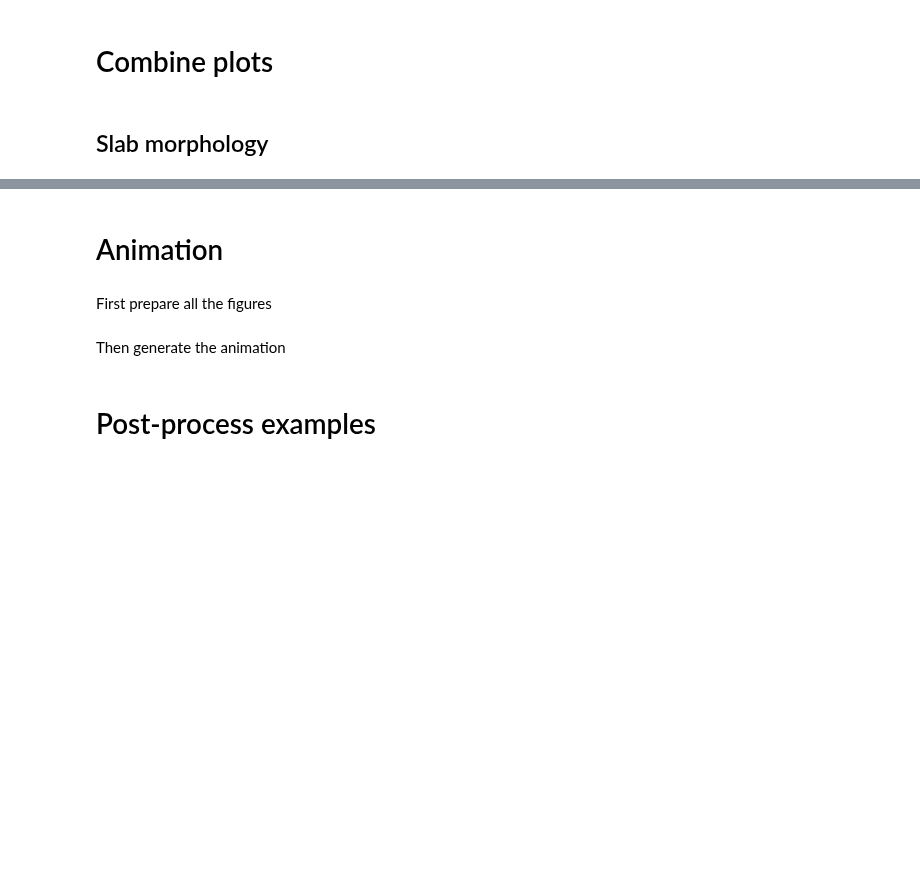
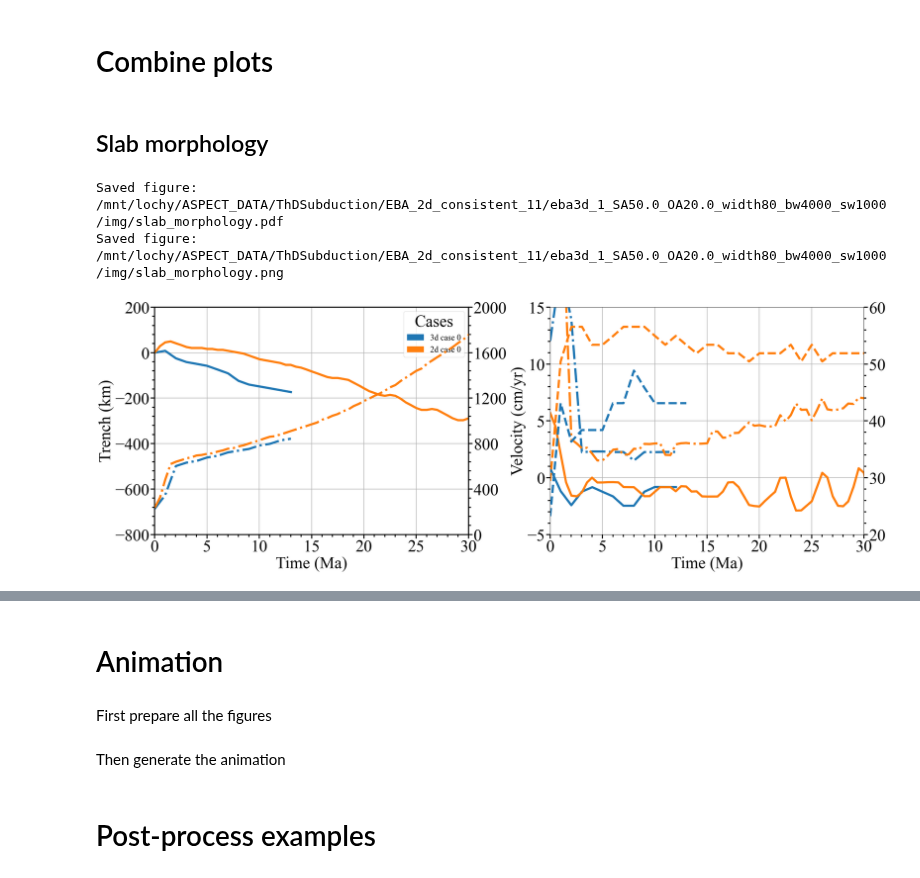
Before and after one commit to lhy11009/HaMaGeoLib, a Jupyter notebook: notebooks/research/haoyuan_3d_subduction/ThDSubduction.ipynb, the cells around one changed output, grey strips where cells are left out. Drawn from its saved outputs; the diff is of its cells as text; code cells hidden in the pictures; blank space fills up the shorter version.

Commit message:
Update trench position in 2d case: add depth at 50 km depth

```diff
--- a/notebooks/research/haoyuan_3d_subduction/ThDSubduction.ipynb
+++ b/notebooks/research/haoyuan_3d_subduction/ThDSubduction.ipynb
@@ -1004,6 +1008,7 @@ do_postprocess = True
 
 case_name is the relative path to local_TwoDSubduction_dir, and local_ThDSubduction_dir
 # %%
+# todo_3d
 # Cases without a Peierls creep
 # case_name = None; case_name_2d = "EBA_CDPT_3dconsistent_9/eba_cdpt_coh300_SA80.0_OA40.0_width80_sc22"
 
@@ -1012,7 +1017,7 @@ case_name is the relative path to local_TwoDSubduction_dir, and local_ThDSubduct
 # case_name = "EBA_2d_consistent_8_6/eba3d_width61_c22_AR4"; case_name_2d = "EBA_CDPT_3dconsistent_9/eba_cdpt_coh300_SA80.0_OA40.0_width61_sc22"
 # case_name = "EBA_2d_consistent_8_6/eba3d_width61_c22_AR3"
 # case_name = "EBA_2d_consistent_8_6/eba3d_width61_c23_AR4"
-case_name = "EBA_2d_consistent_8_6/eba3d_width80_c22_AR4"; case_name_2d = "EBA_CDPT_3dconsistent_9/eba_cdpt_coh300_SA80.0_OA40.0_width80_sc22"
+# case_name = "EBA_2d_consistent_8_6/eba3d_width80_c22_AR4"; case_name_2d = "EBA_CDPT_3dconsistent_9/eba_cdpt_coh300_SA80.0_OA40.0_width80_sc22"
 # case_name ="EBA_2d_consistent_8_6/eba3d_width61_c22_AR5"
 # case_name = "EBA_2d_consistent_8_8/eba3d_width80_bw8000_sw2000_c22_AR4_yd300.0"; case_name_2d = "EBA_CDPT_3dconsistent_13/eba_cdpt_coh300_SA80.0_OA40.0_width80_ss300.0"
 # case_name = None; case_name_2d = "EBA_CDPT_3dconsistent_9/eba_cdpt_coh300_SA80.0_OA40.0_width80_sc22_nlht"
@@ -1028,7 +1033,8 @@ case_name = "EBA_2d_consistent_8_6/eba3d_width80_c22_AR4"; case_name_2d = "EBA_C
 # case_name = None; case_name_2d = "EBA_CDPT_3dconsistent_14/eba_cdpt_coh300_SA50.0_OA20.0_width80_ss500.0"
 # case_name = None; case_name_2d = "EBA_CDPT_3dconsistent_chunk_3/eba_cdpt_coh300_SA50.0_OA20.0_width80_ss1000000.0_lwidth9"
 # case_name = "EBA_2d_consistent_11/eba3d_1_SA50.0_OA20.0_width80_bw8000_sw2000"; case_name_2d = None
-# case_name = "EBA_2d_consistent_11/eba3d_1_SA50.0_OA20.0_width80_bw4000_sw1000"; case_name_2d = None
+# Label: SA50_OA20_l7400_ws1000_h2890 (geometry) or SA50_OA20_ws1000 (slab age)
+case_name = "EBA_2d_consistent_11/eba3d_1_SA50.0_OA20.0_width80_bw4000_sw1000"; case_name_2d = "EBA_CDPT_3dconsistent_box_0/eba_cdpt_coh300_SA50.0_OA20.0_width80_ss1000000.0"
 # case_name = "EBA_2d_consistent_11/eba3d_1_SA50.0_OA20.0_width80_bw2000_sw500"; case_name_2d = None
 
 # Cases with the Peierls creep, a shallow box
@@ -1100,7 +1111,7 @@ The next block will generate plots of runtime, solver statistics, etc., and will
 ### Generate Paraview script
 # %%
 # todo_center
-is_prepare_for_plot = True
+is_prepare_for_plot = False
 is_process_pyvista_for_plot = False
 
 if is_prepare_for_plot:
@@ -1200,7 +1211,7 @@ if finalize_visual:
 A separate script is generated to analyze slab morphology for all time steps.
 Here the code block serves to analyze a single block.
 # %%
-is_slab_morphology = True
+is_slab_morphology = False
 is_process_pyvista_for_slab_morphology = False
 
 if is_slab_morphology:
@@ -1261,7 +1272,7 @@ if is_slab_morphology:
 Before this step, first run the SlabMorphology\_2d.py to generate results for all the vtu-steps
 # %%
 # plot the 2d case: prepare data and paraview script
-is_prepare_for_plot_2d = False
+is_prepare_for_plot_2d = True
 is_process_pyvista_for_plot_2d = True
 
 if is_prepare_for_plot_2d:
@@ -1272,7 +1283,7 @@ if is_prepare_for_plot_2d:
     assert(local_dir_2d is not None)
 
     # parameters
-    graphical_step = 162 # specify steps
+    graphical_step = 8 # specify steps
     rotation_plus = 0.47 # rotation of the frame along the lon when making plot
 
     # case options
@@ -1327,6 +1352,7 @@ if finalize_visual_2d:
 # %% [markdown]
 ## Slab morphology
 # %%
+# todo_3d
 is_plot_slab_morphology = True
 
 if is_plot_slab_morphology:
@@ -1351,9 +1377,11 @@ if is_plot_slab_morphology:
     ####
     # Compare length
     ####
-    local_dir_list = [os.path.join(local_ThDSubduction_dir, "chunk_geometry3/eba3d_1_SA50.0_OA20.0_width51_bw4000_sw1000"), \
-                      os.path.join(local_ThDSubduction_dir, "chunk_geometry3/eba3d_1_SA50.0_OA20.0_width80_bw4000_sw1000")]
-    local_dir_2d_list = []
+    # local_dir_list = [os.path.join(local_ThDSubduction_dir, "chunk_geometry3/eba3d_1_SA50.0_OA20.0_width51_bw4000_sw1000"), \
+    #                   os.path.join(local_ThDSubduction_dir, "chunk_geometry3/eba3d_1_SA50.0_OA20.0_width80_bw4000_sw1000")]
+    # local_dir_2d_list = []
+    local_dir_list = [os.path.join(local_ThDSubduction_dir, "EBA_2d_consistent_11/eba3d_1_SA50.0_OA20.0_width80_bw4000_sw1000")]
+    local_dir_2d_list = [os.path.join(local_TwoDSubduction_dir, "EBA_CDPT_3dconsistent_box_0/eba_cdpt_coh300_SA50.0_OA20.0_width80_ss1000000.0")]
 
 
     # os.path.join(local_TwoDSubduction_dir, "foo")
@@ -1449,6 +1477,8 @@ if is_plot_slab_morphology:
             Case_Options_2d = CASE_OPTIONS_TWOD1(dir_2d)
             Case_Options_2d.Interpret()
             Case_Options_2d.SummaryCaseVtuStep(os.path.join(dir_2d, "summary.csv"))
+            geometry = Case_Options_2d.options["GEOMETRY"]
+            Ro = Case_Options_2d.options["OUTER_RADIUS"]
 
             time_2d = Case_Options_2d.summary_df["Time"].to_numpy()
             trench_center_2d = Case_Options_2d.summary_df["Trench"].to_numpy()
@@ -1499,33 +1529,37 @@ if is_plot_slab_morphology:
     ax.xaxis.set_major_locator(MultipleLocator(t_tick_interval))
     ax.xaxis.set_minor_locator(MultipleLocator(t_tick_interval/(n_minor_ticks+1)))
     ax.yaxis.set_major_locator(MultipleLocator(200.0))
     ax.yaxis.set_minor_locator(MultipleLocator(200.0/(n_minor_ticks+1)))
     ax_twin.yaxis.set_major_locator(MultipleLocator(400.0))
     ax_twin.yaxis.set_minor_locator(MultipleLocator(400.0/(n_minor_ticks+1)))
 
     ax1.set_xlim(t_lim)
     ax1.set_ylim([-5.0, 15.0])
     ax1.set_xlabel("Time (Ma)")
     ax1.set_ylabel("Velocity (cm/yr)")
 
     ax1.grid()
 
     ax1.xaxis.set_major_locator(MultipleLocator(t_tick_interval))
     ax1.xaxis.set_minor_locator(MultipleLocator(t_tick_interval/(n_minor_ticks+1)))
     ax1.yaxis.set_major_locator(MultipleLocator(5.0))
     ax1.yaxis.set_minor_locator(MultipleLocator(5.0/(n_minor_ticks+1)))
 
-    ax1_twinx.set_ylim([10.0, 90.0])
-    ax1_twinx.yaxis.set_major_locator(MultipleLocator(20.0))
-    ax1_twinx.yaxis.set_minor_locator(MultipleLocator(20.0/(n_minor_ticks+1)))
+    ax1_twinx.set_ylim([20.0, 60.0])
+    ax1_twinx.yaxis.set_major_locator(MultipleLocator(10.0))
+    ax1_twinx.yaxis.set_minor_locator(MultipleLocator(10.0/(n_minor_ticks+1)))
 
     # save figure
     filepath = os.path.join(odir, "slab_morphology.pdf")
     fig.savefig(filepath)
     print("Saved figure: ", filepath)
     filepath_png = os.path.join(odir, "slab_morphology.png")
     fig.savefig(filepath_png)
     print("Saved figure: ", filepath_png)
 
     # Reset rcParams to defaults
     rcdefaults()
+# %% [output]
+Saved figure:  /mnt/lochy/ASPECT_DATA/ThDSubduction/EBA_2d_consistent_11/eba3d_1_SA50.0_OA20.0_width80_bw4000_sw1000/img/slab_morphology.pdf
+Saved figure:  /mnt/lochy/ASPECT_DATA/ThDSubduction/EBA_2d_consistent_11/eba3d_1_SA50.0_OA20.0_width80_bw4000_sw1000/img/slab_morphology.png
+[figure, added]
```
Also changed, not shown: parts of 7 cells of this notebook, 6 other files.
